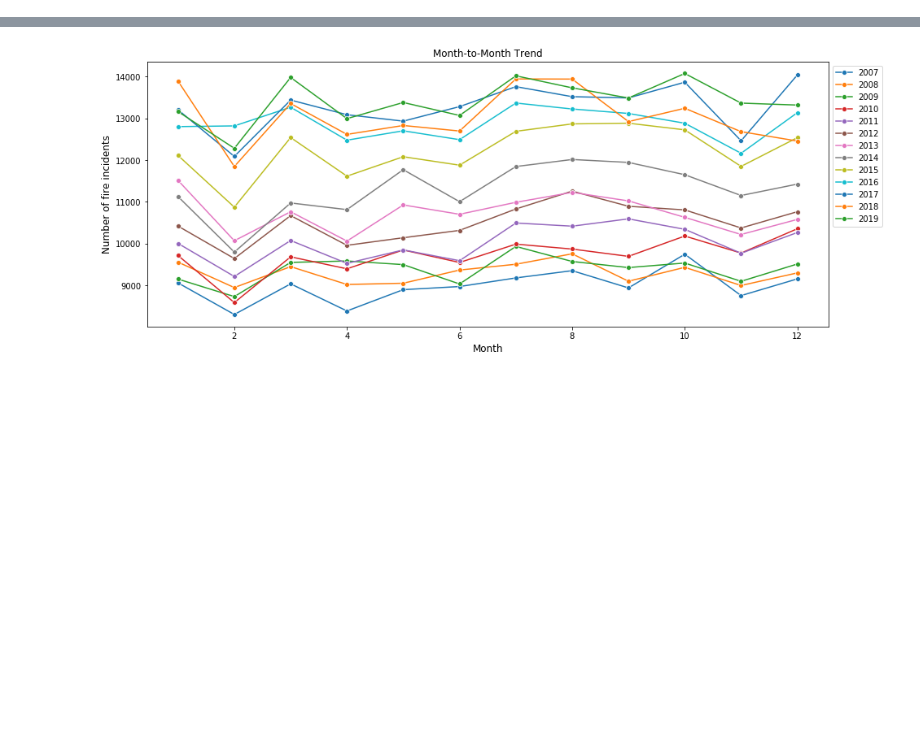
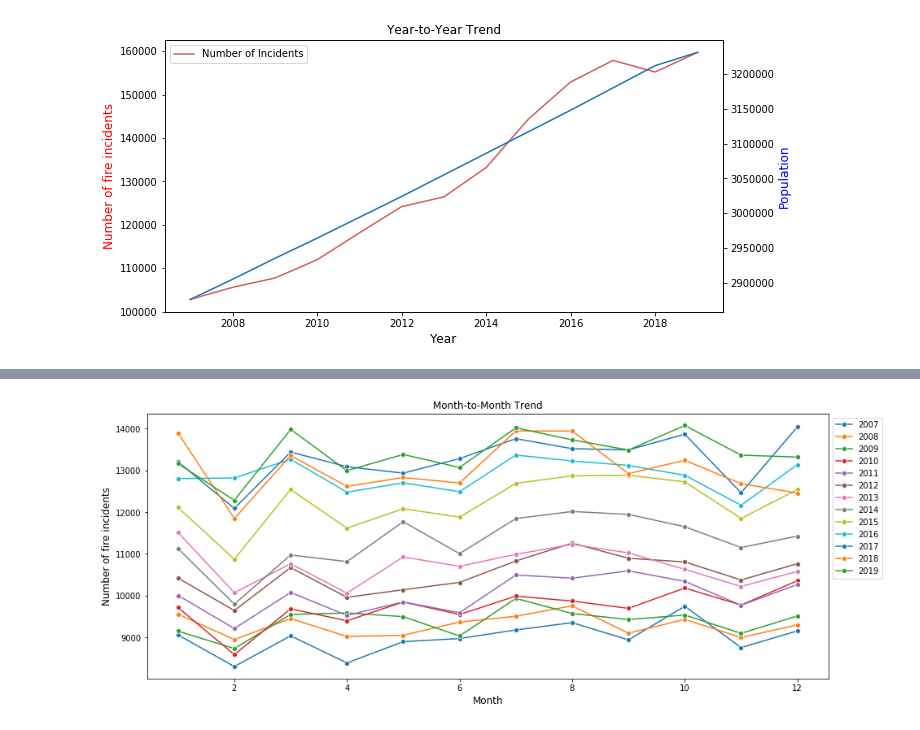
Before and after one commit to hundredball/ECE143_Project_Group24, a Jupyter notebook: ECE143.ipynb, the cells around one changed output, grey strips where cells are left out. Drawn from its saved outputs; the diff is of its cells as text; code cells hidden in the pictures; blank space fills up the shorter version.

```diff
--- a/ECE143.ipynb
+++ b/ECE143.ipynb
@@ -41,3 +49,19 @@ plt.show()
+# %%
+plt.figure(figsize=(10,5))
+ax = sns.lineplot(x = year_count.index, y = year_count.values, color = 'r')
+ax.legend(['Number of Incidents'])
+ax2 = ax.twinx()
+sns.lineplot(x = population_ds['Year'], y = population_ds['Population'])
+#sns.lineplot(x = year_count.index, y = year_count.values)
+#sns.lineplot(population_ds['Year'],population_ds['Population'])
+plt.title('Year-to-Year Trend')
+ax.set_ylabel('Number of fire incidents', fontsize=12, color = 'red')
+ax.set_xlabel('Year', fontsize=12)
+ax2.set_ylabel('Population', fontsize = 12, color = 'blue')
+ax2.legend(['Population'])
+plt.show()
+# %% [output]
+[figure, added]
 # %%
 ## Get the total number of incidents every month across all the 13 years and make it into a pivot table
 firePivotTable = pd.pivot_table(fireDataFrame, values='incident_number', index=['month_response'], columns=[], aggfunc=np.ma.count, fill_value=0)
```
Also changed, not shown: parts of 8 cells of this notebook.
